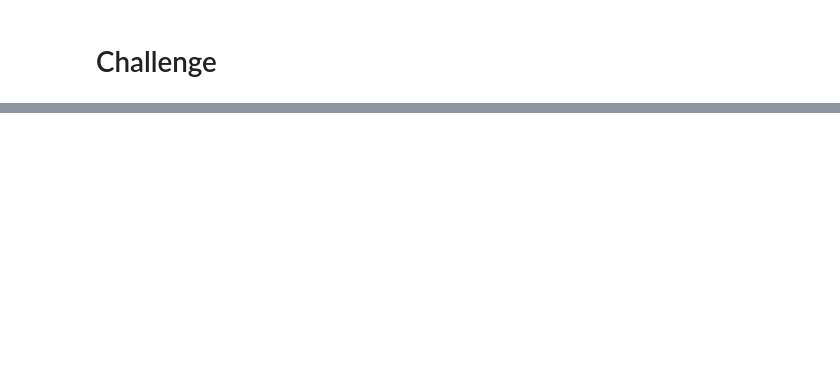
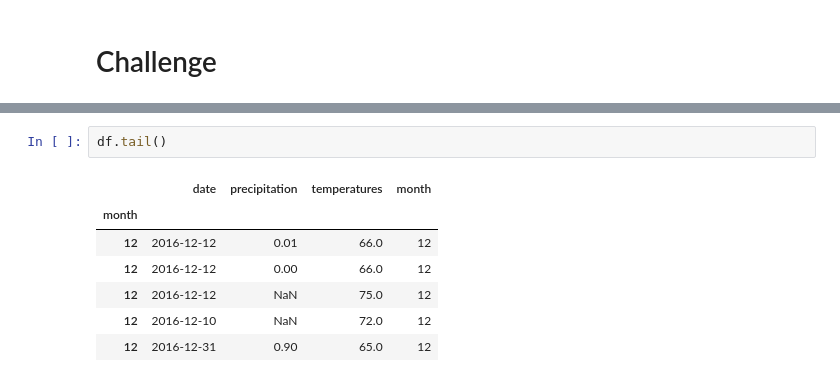
Before and after one commit to lskerrett/surfs_up, a Jupyter notebook: climate_analysis.ipynb, the cells around one changed output, grey strips where cells are left out. Saved outputs shown, nothing was run; the diff lists cells and outputs as text; blank space fills up the shorter version.

```diff
--- a/climate_analysis.ipynb
+++ b/climate_analysis.ipynb
@@ -129,0 +165,10 @@ plt.tight_layout()
+# %%
+df.tail()
+# %% [output]
+|  | date | precipitation | temperatures | month |
+| month |  |  |  |  |
+| 12 | 2016-12-12 | 0.01 | 66.0 | 12 |
+| 12 | 2016-12-12 | 0.00 | 66.0 | 12 |
+| 12 | 2016-12-12 | NaN | 75.0 | 12 |
+| 12 | 2016-12-10 | NaN | 72.0 | 12 |
+| 12 | 2016-12-31 | 0.90 | 65.0 | 12 |
```
Also changed, not shown: parts of 5 cells of this notebook.
